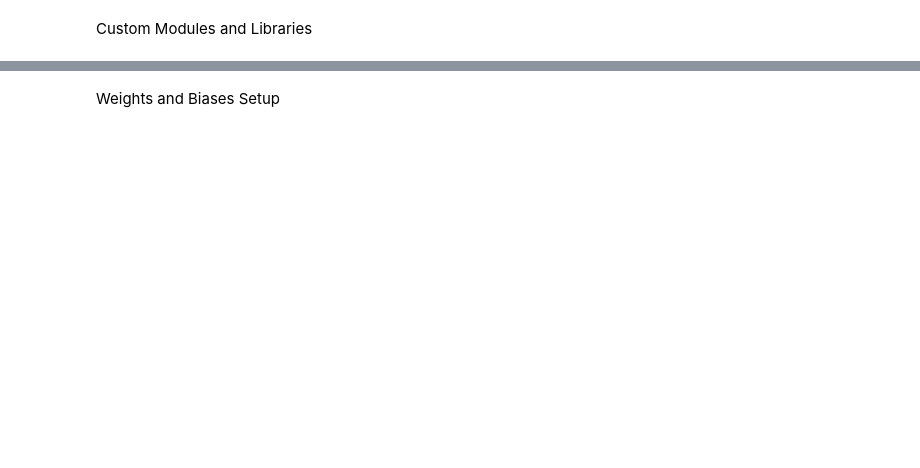
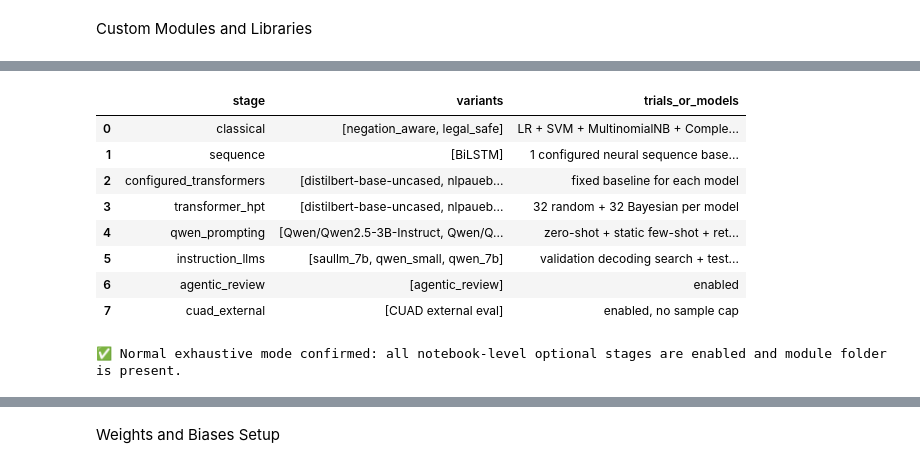
Before and after one commit to YBenjaminPCondori/Natural-Language-Processing, a Jupyter notebook: notebooks/ledgar_clause_classification_pipeline.ipynb, the cells around one changed output, grey strips where cells are left out. Drawn from its saved outputs; the diff is of its cells as text; code cells hidden in the pictures; blank space fills up the shorter version.

```diff
--- a/notebooks/ledgar_clause_classification_pipeline.ipynb
+++ b/notebooks/ledgar_clause_classification_pipeline.ipynb
@@ -306,3 +379,52 @@ FORCE_REDOWNLOAD = False
 
 paths = build_project_paths(PROJECT_ROOT)
 DEVICE = seed_everything(SEED)
+# %%
+# @title
+# Exhaustive-run guardrail: fail early if this notebook is not actually set to run the optional stages.
+assert (PROJECT_ROOT / "modules").is_dir(), f"Missing modules folder at {PROJECT_ROOT / 'modules'}"
+
+required_true_flags = {
+    "RUN_CLASSICAL_MODELS": RUN_CLASSICAL_MODELS,
+    "RUN_NAIVE_BAYES": RUN_NAIVE_BAYES,
+    "RUN_SEQUENCE_MODEL": RUN_SEQUENCE_MODEL,
+    "RUN_CONFIGURED_TRANSFORMER_BASELINES": RUN_CONFIGURED_TRANSFORMER_BASELINES,
+    "RUN_TRANSFORMER": RUN_TRANSFORMER,
+    "RUN_TRANSFORMER_HPT": RUN_TRANSFORMER_HPT,
+    "RUN_QWEN_BASELINE": RUN_QWEN_BASELINE,
+    "RUN_INSTRUCTION_LLM_EVAL": RUN_INSTRUCTION_LLM_EVAL,
+    "RUN_AGENTIC_EXTENSION": RUN_AGENTIC_EXTENSION,
+    "RUN_CUAD_EXTERNAL_EVAL": RUN_CUAD_EXTERNAL_EVAL,
+}
+for flag_name, flag_value in required_true_flags.items():
+    assert flag_value is True, f"{flag_name} is not True"
+
+assert TRANSFORMER_HPT_SMOKE_TEST is False, "TRANSFORMER_HPT_SMOKE_TEST must be False for normal exhaustive mode"
+assert HPT_MAX_TRAIN_SAMPLES is None, "HPT_MAX_TRAIN_SAMPLES should be None for full-data HPT"
+assert HPT_MAX_VALIDATION_SAMPLES is None, "HPT_MAX_VALIDATION_SAMPLES should be None for full-data HPT"
+assert HPT_MAX_EVAL_SAMPLES is None, "HPT_MAX_EVAL_SAMPLES should be None for full-data HPT"
+assert CUAD_EXTERNAL_MAX_EVAL_SAMPLES is None, "CUAD_EXTERNAL_MAX_EVAL_SAMPLES should be None for full CUAD external evaluation"
+
+variant_summary = pd.DataFrame([
+    {"stage": "classical", "variants": CLASSICAL_TOKENIZER_VARIANTS, "trials_or_models": "LR + SVM + MultinomialNB + ComplementNB via module grid"},
+    {"stage": "sequence", "variants": ["BiLSTM"], "trials_or_models": "1 configured neural sequence baseline"},
+    {"stage": "configured_transformers", "variants": TRANSFORMER_MODEL_VARIANTS, "trials_or_models": "fixed baseline for each model"},
+    {"stage": "transformer_hpt", "variants": TRANSFORMER_HPT_MODEL_VARIANTS, "trials_or_models": f"{HPT_RANDOM_TRIALS} random + {HPT_BAYES_TRIALS} Bayesian per model"},
+    {"stage": "qwen_prompting", "variants": QWEN_MODEL_VARIANTS, "trials_or_models": "zero-shot + static few-shot + retrieval few-shot per model"},
+    {"stage": "instruction_llms", "variants": INSTRUCTION_LLM_MODEL_KEYS, "trials_or_models": "validation decoding search + test evaluation"},
+    {"stage": "agentic_review", "variants": ["agentic_review"], "trials_or_models": "enabled"},
+    {"stage": "cuad_external", "variants": ["CUAD external eval"], "trials_or_models": "enabled, no sample cap"},
+])
+display(variant_summary)
+print("✅ Normal exhaustive mode confirmed: all notebook-level optional stages are enabled and module folder is present.")
+# %% [output]
+|  | stage | variants | trials_or_models |
+| 0 | classical | [negation_aware, legal_safe] | LR + SVM + MultinomialNB + Comple... |
+| 1 | sequence | [BiLSTM] | 1 configured neural sequence base... |
+| 2 | configured_transformers | [distilbert-base-uncased, nlpaueb... | fixed baseline for each model |
+| 3 | transformer_hpt | [distilbert-base-uncased, nlpaueb... | 32 random + 32 Bayesian per model |
+| 4 | qwen_prompting | [Qwen/Qwen2.5-3B-Instruct, Qwen/Q... | zero-shot + static few-shot + ret... |
+| 5 | instruction_llms | [saullm_7b, qwen_small, qwen_7b] | validation decoding search + test... |
+| 6 | agentic_review | [agentic_review] | enabled |
+| 7 | cuad_external | [CUAD external eval] | enabled, no sample cap |
+✅ Normal exhaustive mode confirmed: all notebook-level optional stages are enabled and module folder is present.
```
Also changed, not shown: parts of 94 cells of this notebook, 28 other files.
